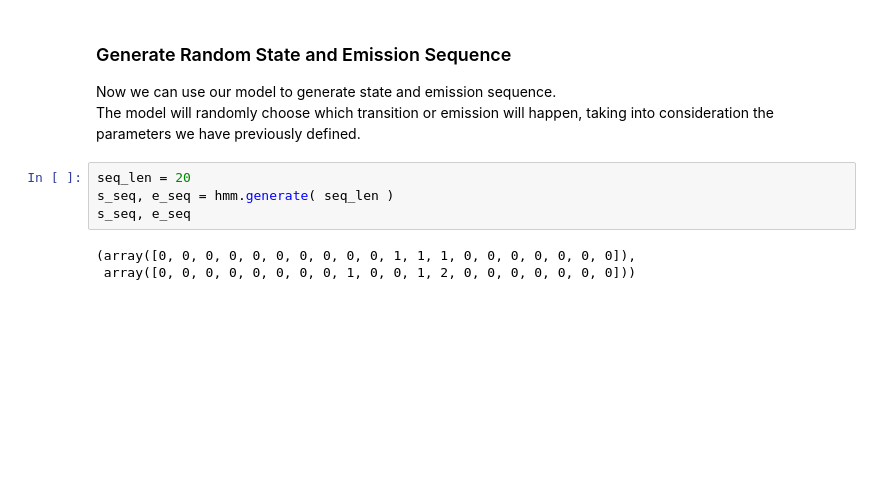
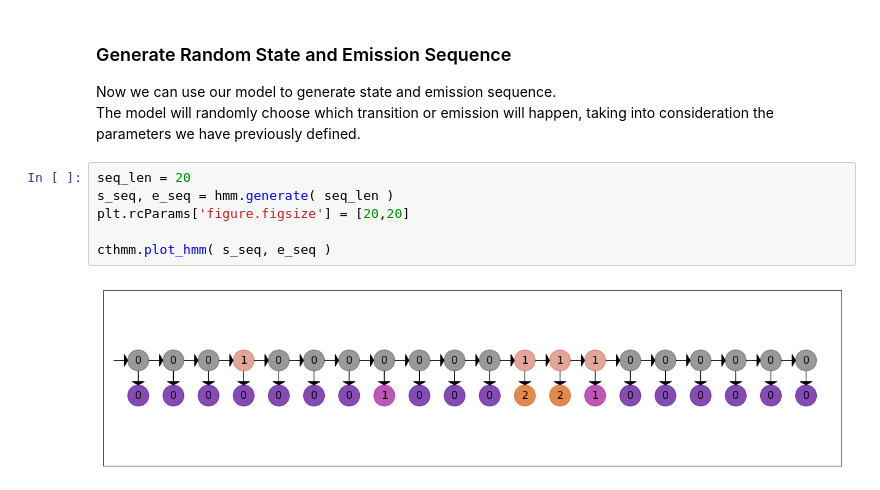
Before and after one commit to lopatovsky/HMMs, a Jupyter notebook: CT-HMM.ipynb, the cells around one changed output. Drawn from its saved outputs; the diff is of its cells as text; blank space fills up the shorter version.

Commit message:
Create hmm visualisation

```diff
--- a/CT-HMM.ipynb
+++ b/CT-HMM.ipynb
@@ -36,7 +36,8 @@ hmm = cthmm.HMM(A,B,pi)
 # %%
 seq_len = 20
 s_seq, e_seq = hmm.generate( seq_len )
-s_seq, e_seq
+plt.rcParams['figure.figsize'] = [20,20]
+
+cthmm.plot_hmm( s_seq, e_seq )
 # %% [output]
-(array([0, 0, 0, 0, 0, 0, 0, 0, 0, 0, 1, 1, 1, 0, 0, 0, 0, 0, 0, 0]),
- array([0, 0, 0, 0, 0, 0, 0, 0, 1, 0, 0, 1, 2, 0, 0, 0, 0, 0, 0, 0]))
+[figure, added]
```
Also changed, not shown: parts of 4 cells of this notebook, 2 other files.
